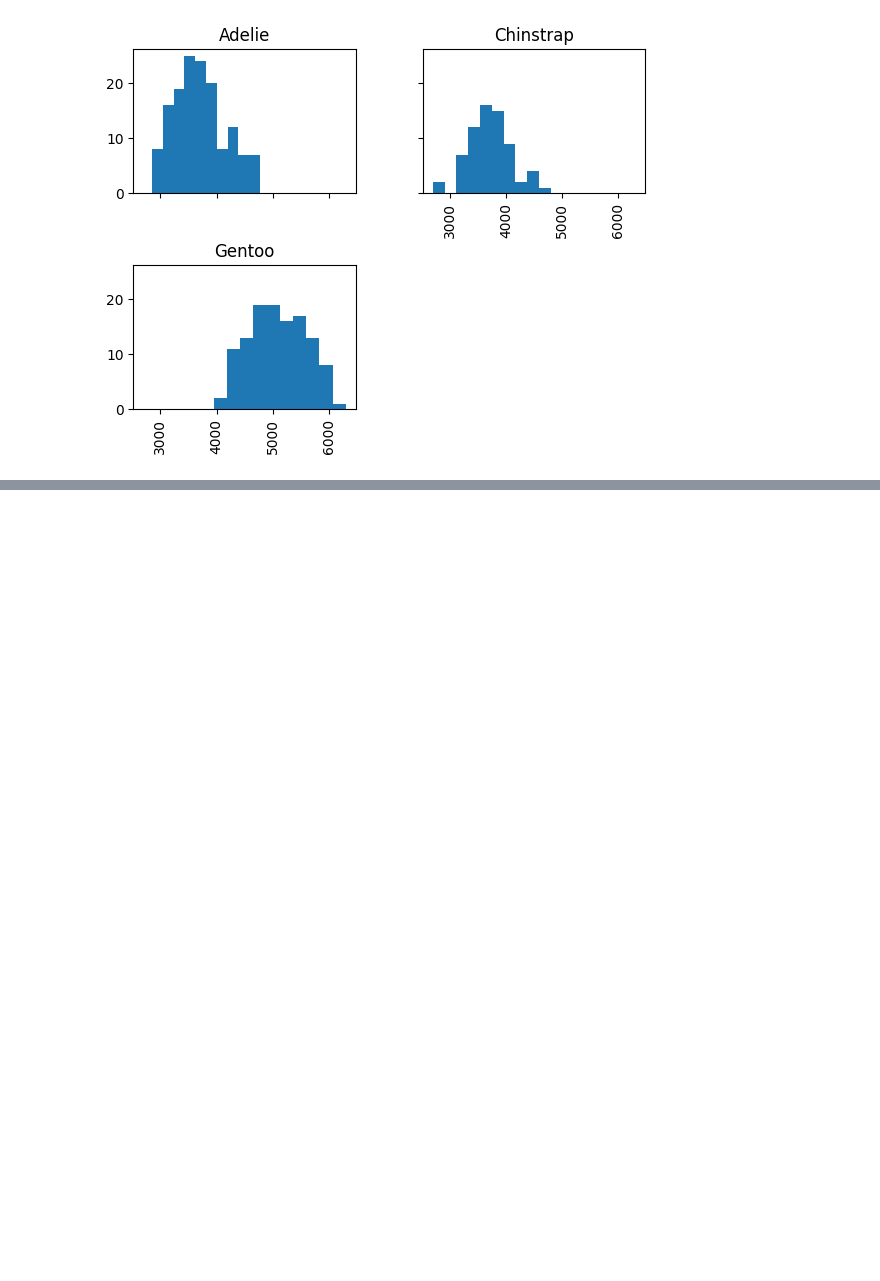
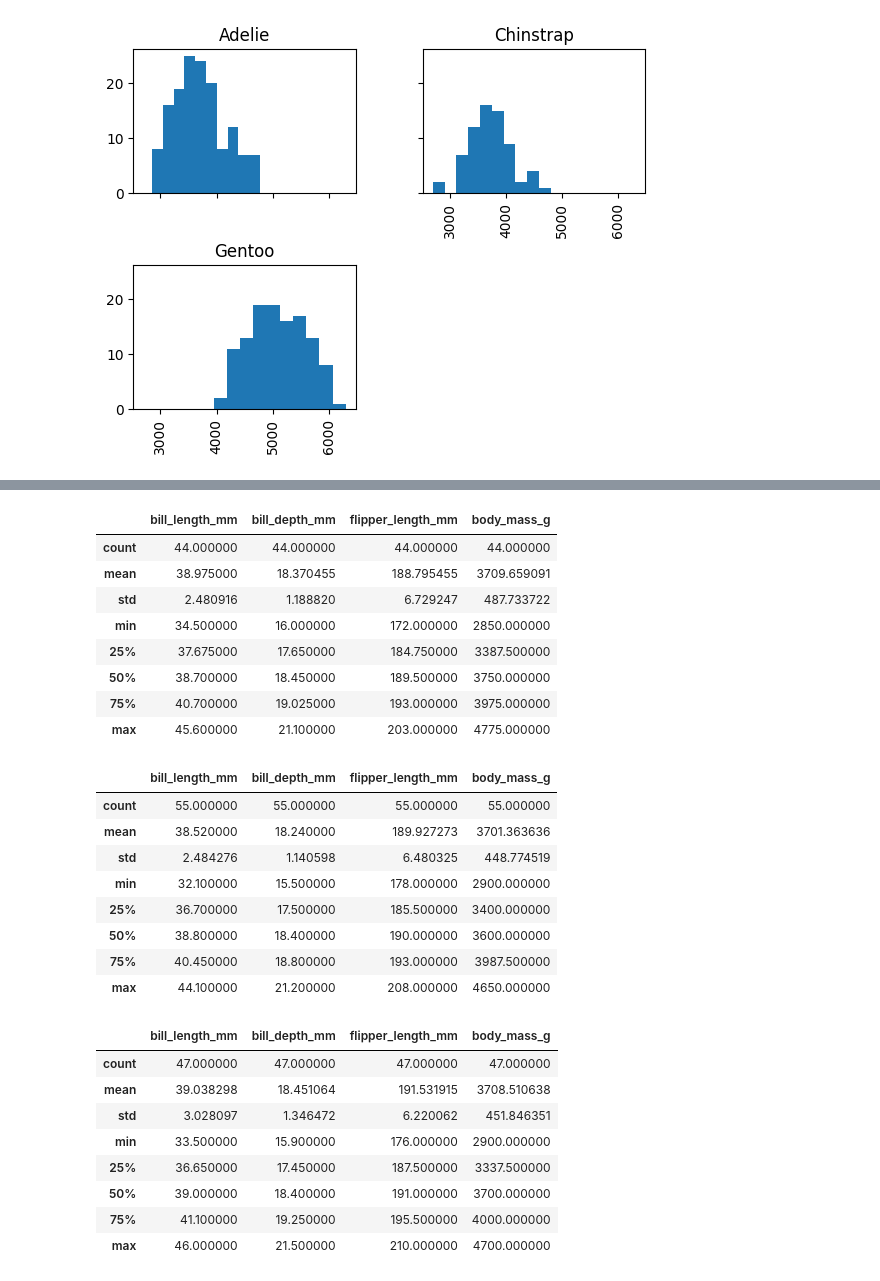
Before and after one commit to rodri-iot/pinguinos_palmer, a Jupyter notebook: Lesson_6.ipynb, the cells around one changed output, grey strips where cells are left out. Drawn from its saved outputs; the diff is of its cells as text; code cells hidden in the pictures; blank space fills up the shorter version.

```diff
--- a/Lesson_6.ipynb
+++ b/Lesson_6.ipynb
@@ -200,0 +230,33 @@ fig.show()
+# %%
+# Check the variations according to the "Adelie" spice and the islands
+display(df[(df['species'] == 'Adelie') & (df['island'] == 'Biscoe')].describe())
+display(df[(df['species'] == 'Adelie') & (df['island'] == 'Dream')].describe())
+display(df[(df['species'] == 'Adelie') & (df['island'] == 'Torgersen')].describe())
+# %% [output]
+|  | bill_length_mm | bill_depth_mm | flipper_length_mm | body_mass_g |
+| count | 44.000000 | 44.000000 | 44.000000 | 44.000000 |
+| mean | 38.975000 | 18.370455 | 188.795455 | 3709.659091 |
+| std | 2.480916 | 1.188820 | 6.729247 | 487.733722 |
+| min | 34.500000 | 16.000000 | 172.000000 | 2850.000000 |
+| 25% | 37.675000 | 17.650000 | 184.750000 | 3387.500000 |
+| 50% | 38.700000 | 18.450000 | 189.500000 | 3750.000000 |
+| 75% | 40.700000 | 19.025000 | 193.000000 | 3975.000000 |
+| max | 45.600000 | 21.100000 | 203.000000 | 4775.000000 |
+|  | bill_length_mm | bill_depth_mm | flipper_length_mm | body_mass_g |
+| count | 55.000000 | 55.000000 | 55.000000 | 55.000000 |
+| mean | 38.520000 | 18.240000 | 189.927273 | 3701.363636 |
+| std | 2.484276 | 1.140598 | 6.480325 | 448.774519 |
+| min | 32.100000 | 15.500000 | 178.000000 | 2900.000000 |
+| 25% | 36.700000 | 17.500000 | 185.500000 | 3400.000000 |
+| 50% | 38.800000 | 18.400000 | 190.000000 | 3600.000000 |
+| 75% | 40.450000 | 18.800000 | 193.000000 | 3987.500000 |
+| max | 44.100000 | 21.200000 | 208.000000 | 4650.000000 |
+|  | bill_length_mm | bill_depth_mm | flipper_length_mm | body_mass_g |
+| count | 47.000000 | 47.000000 | 47.000000 | 47.000000 |
+| mean | 39.038298 | 18.451064 | 191.531915 | 3708.510638 |
+| std | 3.028097 | 1.346472 | 6.220062 | 451.846351 |
+| min | 33.500000 | 15.900000 | 176.000000 | 2900.000000 |
+| 25% | 36.650000 | 17.450000 | 187.500000 | 3337.500000 |
+| 50% | 39.000000 | 18.400000 | 191.000000 | 3700.000000 |
+| 75% | 41.100000 | 19.250000 | 195.500000 | 4000.000000 |
+| max | 46.000000 | 21.500000 | 210.000000 | 4700.000000 |
```
Also changed, not shown: parts of 8 cells of this notebook.
